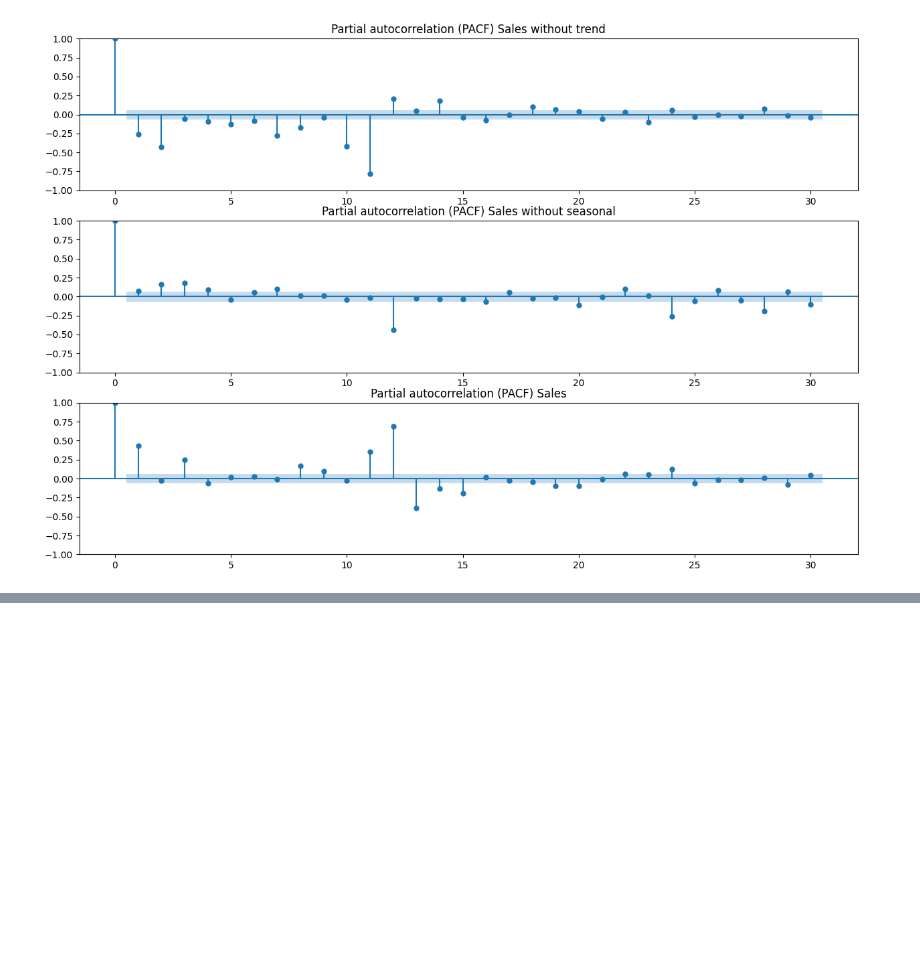
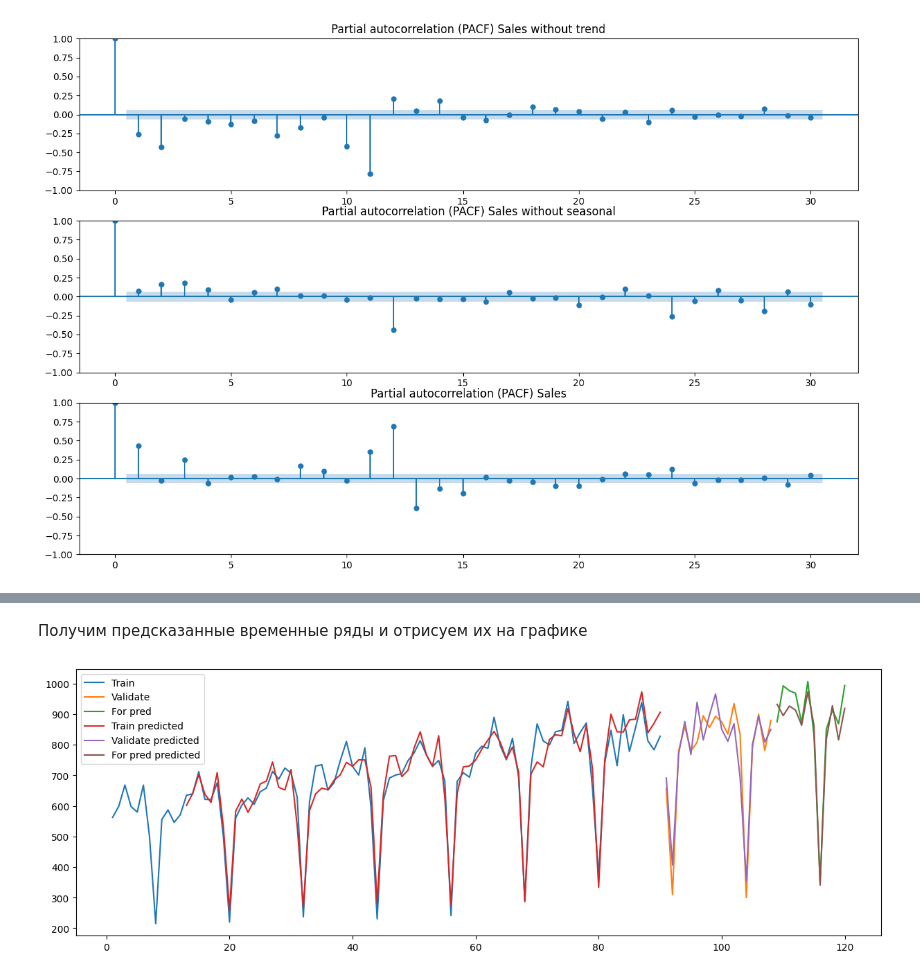
Before and after one commit to alexvilno/PSU_TIMESERIES, a Jupyter notebook: homework3/homework.ipynb, the cells around one changed output, grey strips where cells are left out. Drawn from its saved outputs; the diff is of its cells as text; code cells hidden in the pictures; blank space fills up the shorter version.

```diff
--- a/homework3/homework.ipynb
+++ b/homework3/homework.ipynb
@@ -238,0 +316,39 @@ plt.show()
+# %%
+def view_forecast_plot_with_pred(
+        train: pd.DataFrame,
+        val: pd.DataFrame,
+        for_pred: pd.DataFrame,
+        train_predicted: pd.DataFrame,
+        val_predicted: pd.DataFrame,
+        for_pred_predicted: pd.DataFrame
+    ) -> None:
+    plt.figure(figsize=(15,5))
+    plt.plot(train.t, train.x, label='Train')
+    plt.plot(val.t, val.x, label='Validate')
+    plt.plot(for_pred.t, for_pred.x, label='For pred')
+
+    #predicted
+    plt.plot(train.t, train_predicted, label='Train predicted')
+    plt.plot(val.t, val_predicted, label='Validate predicted')
+    plt.plot(for_pred.t, for_pred_predicted, label='For pred predicted')
+
+    plt.plot()
+    plt.legend()
+    plt.show()
+# %% [markdown]
+Получим предсказанные временные ряды и отрисуем их на графике
+# %%
+pred = res.predict(start=0, end=train_cutoff - 1, dynamic=False)
+val_pred = res.predict(start=train_cutoff, end=(validate_cutoff) - 1, dynamic=False)
+forecast_pred = res.predict(start=validate_cutoff, end=(sales_df_forecast.t[len(sales_df) - 2]), dynamic=False)
+
+view_forecast_plot_with_pred(
+    train=sales_df_train,
+    val=sales_df_validate,
+    for_pred=sales_df_forecast,
+    train_predicted=pred,
+    val_predicted=val_pred,
+    for_pred_predicted=forecast_pred
+)
+# %% [output]
+[figure, added]
```
Also changed, not shown: parts of 8 cells of this notebook.
